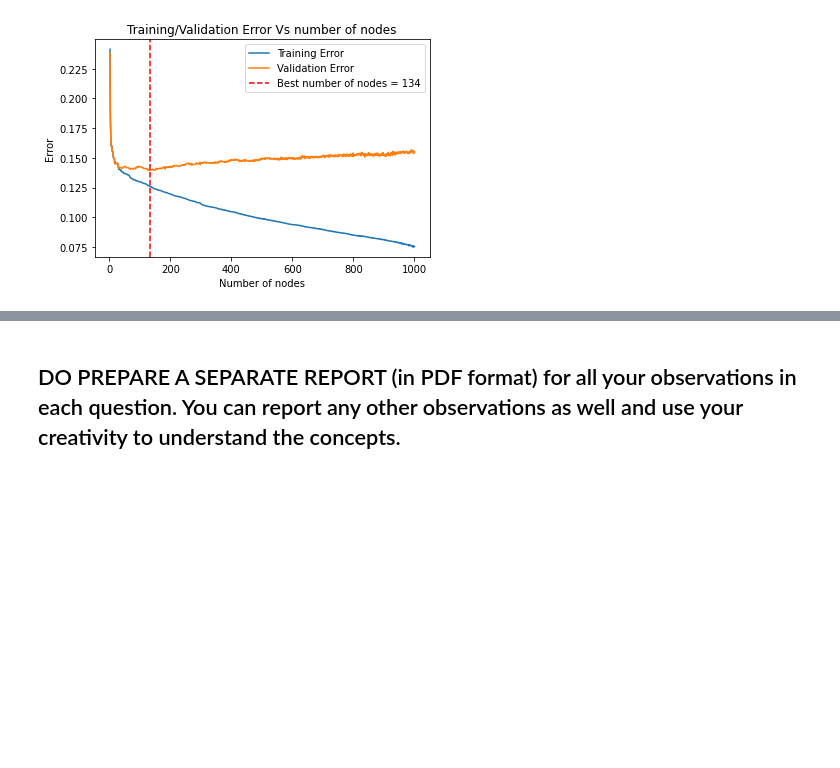
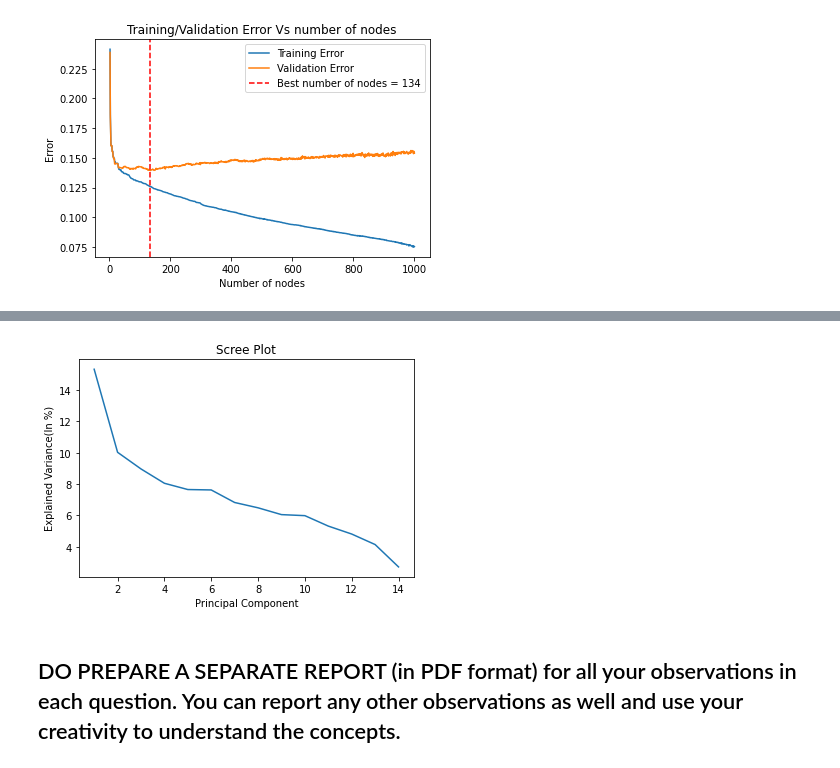
Before and after one commit to khan-shahnawaz/MachineLearning, a Jupyter notebook: Linear Classification, Logistic Regression, SVM, PCA, Decision Tree/SHAHNAWAZ_KHAN_ML_(CS503)_Lab2_Classification_Logistic_SVM_PCA_Dtree.ipynb, the cells around one changed output, grey strips where cells are left out. Drawn from its saved outputs; the diff is of its cells as text; code cells hidden in the pictures; blank space fills up the shorter version.

```diff
--- a/Linear Classification, Logistic Regression, SVM, PCA, Decision Tree/SHAHNAWAZ_KHAN_ML_(CS503)_Lab2_Classification_Logistic_SVM_PCA_Dtree.ipynb
+++ b/Linear Classification, Logistic Regression, SVM, PCA, Decision Tree/SHAHNAWAZ_KHAN_ML_(CS503)_Lab2_Classification_Logistic_SVM_PCA_Dtree.ipynb
@@ -775,3 +804,17 @@ Lowest Error = 15.095208845208846 percent at 14 features
+# %%
+''' Plot the scree plot for the dataset'''
+S = np.cov(X.T)
+eigenValues, eigenVectors = np.linalg.eig(S)
+sortedIndices = np.argsort(eigenValues)[::-1]
+eigenValues = eigenValues[sortedIndices]
+eigenValues = 100*(eigenValues/sum(eigenValues))
+plt.plot(range(1, len(attributes)), eigenValues)
+plt.xlabel('Principal Component')
+plt.ylabel('Explained Variance(In %)')
+plt.title('Scree Plot')
+plt.show()
+# %% [output]
+[figure, added]
 # %%
 #Thanks
 # %% [markdown]
```
Also changed, not shown: parts of 14 cells of this notebook, 1 other file.
